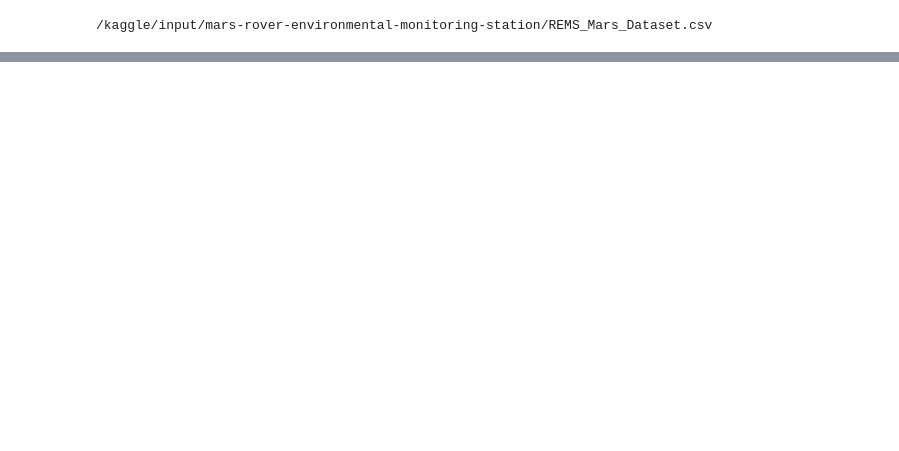
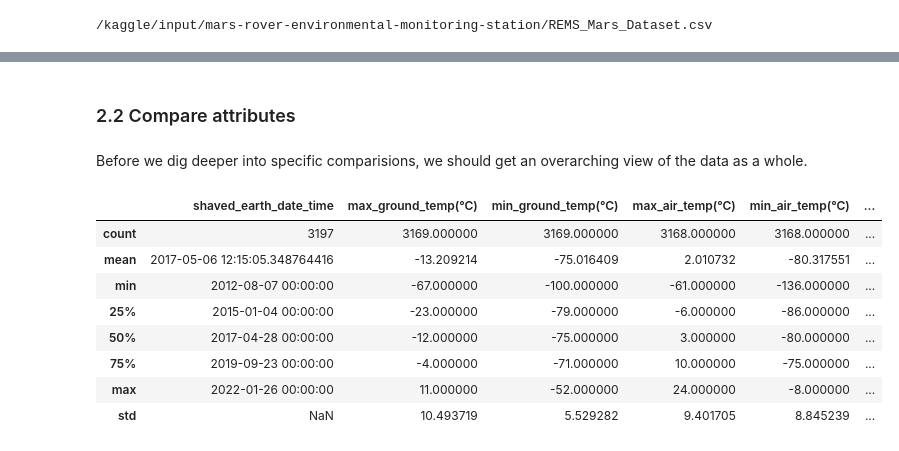
Before and after one commit to bcvilnrotter/kaggle-repos, a Jupyter notebook: mars-rover-machine-learning-1072024.ipynb, the cells around one changed output, grey strips where cells are left out. Cells and saved outputs as stored; diff of their text form; code cells hidden in the pictures; blank space fills up the shorter version.

```diff
--- a/mars-rover-machine-learning-1072024.ipynb
+++ b/mars-rover-machine-learning-1072024.ipynb
@@ -137,0 +98,22 @@ model.score(X_test,y_test)
+# %%
+relevant_df = relevant_df.astype({
+    'max_ground_temp(°C)':float,
+    'min_ground_temp(°C)':float,
+    'max_air_temp(°C)':float,
+    'min_air_temp(°C)':float,
+    'mean_pressure(Pa)':float
+})
+# %%
+relevant_df['sunrise'] = pd.to_datetime(relevant_df['sunrise'],format="%H:%M")
+relevant_df['sunset'] = pd.to_datetime(relevant_df['sunset'],format="%H:%M")
+# %%
+# create a priority map of the values for UV_Radiation
+mapping = {
+    'low':0.0,
+    'moderate':1.0,
+    'high':2.0,
+    'very_high':3.0,
+}
+relevant_df['UV_Radiation_map'] = (relevant_df['UV_Radiation'].map(mapping)).astype('float')
+# %%
+relevant_df = relevant_df.drop('UV_Radiation',axis=1)
@@ -137,0 +133,16 @@ model.score(X_test,y_test)
+# %% [markdown]
+### 2.2 Compare attributes
+# %% [markdown]
+Before we dig deeper into specific comparisions, we should get an overarching view of the data as a whole.
+# %%
+relevant_df.describe()
+# %% [output]
+|  | shaved_earth_date_time | max_ground_temp(°C) | min_ground_temp(°C) | max_air_temp(°C) | min_air_temp(°C) | ... |
+| count | 3197 | 3169.000000 | 3169.000000 | 3168.000000 | 3168.000000 | ... |
+| mean | 2017-05-06 12:15:05.348764416 | -13.209214 | -75.016409 | 2.010732 | -80.317551 | ... |
+| min | 2012-08-07 00:00:00 | -67.000000 | -100.000000 | -61.000000 | -136.000000 | ... |
+| 25% | 2015-01-04 00:00:00 | -23.000000 | -79.000000 | -6.000000 | -86.000000 | ... |
+| 50% | 2017-04-28 00:00:00 | -12.000000 | -75.000000 | 3.000000 | -80.000000 | ... |
+| 75% | 2019-09-23 00:00:00 | -4.000000 | -71.000000 | 10.000000 | -75.000000 | ... |
+| max | 2022-01-26 00:00:00 | 11.000000 | -52.000000 | 24.000000 | -8.000000 | ... |
+| std | NaN | 10.493719 | 5.529282 | 9.401705 | 8.845239 | ... |
```
Also changed, not shown: parts of 38 cells of this notebook.
